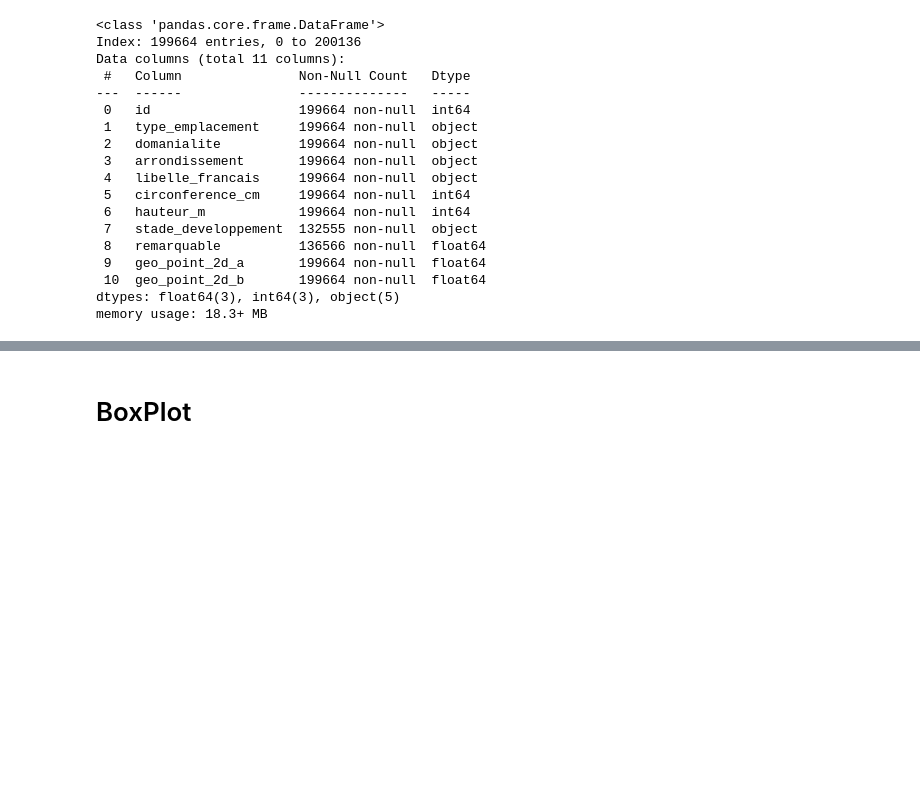
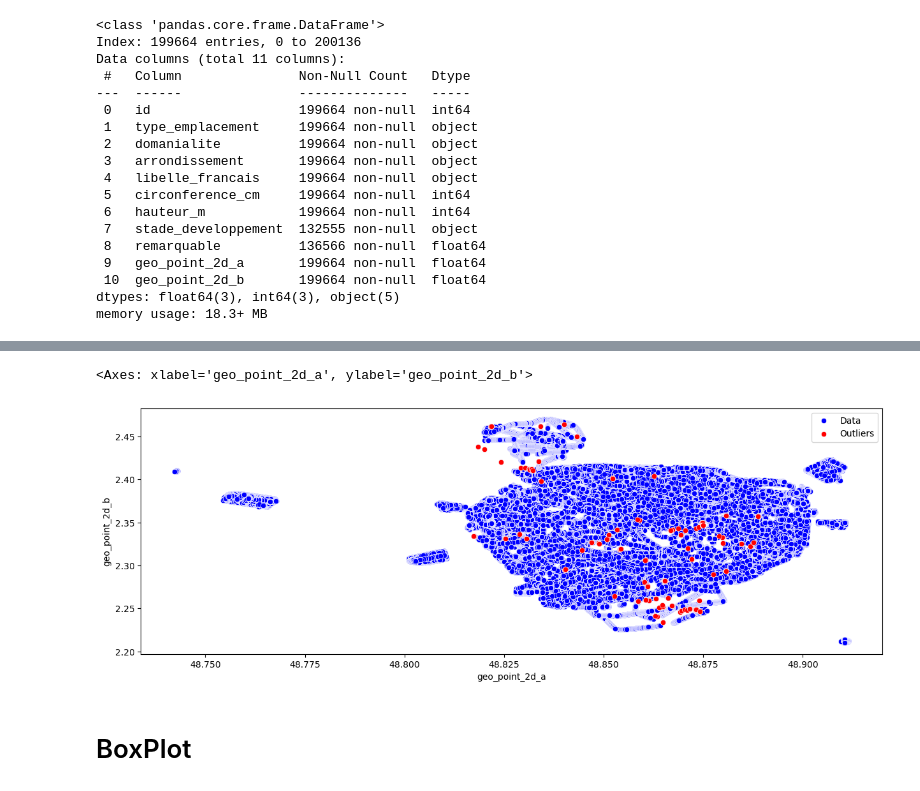
Before and after one commit to LAlto96/ocaiep02, a Jupyter notebook: DataClean.ipynb, the cells around one changed output, grey strips where cells are left out. Saved outputs shown, nothing was run; the diff lists cells and outputs as text; code cells hidden in the pictures; blank space fills up the shorter version.

```diff
--- a/DataClean.ipynb
+++ b/DataClean.ipynb
@@ -454,0 +517,4 @@ memory usage: 18.3+ MB
+# %%
+distances = pd.DataFrame(distances)
+distances_mean = distances.mean(axis =1)
+distances_mean
@@ -454,0 +546,4 @@ memory usage: 18.3+ MB
+# %%
+th = 0.001
+outlier_index = np.where(distances_mean > th)
+outlier_index
@@ -454,0 +566,3 @@ memory usage: 18.3+ MB
+# %%
+outlier_values = numerical_columns_df.iloc[outlier_index]
+outlier_values
@@ -455,3 +583,13 @@ memory usage: 18.3+ MB
+# %%
+# Create a subplot figure with 1 row and 3 columns
+fig= plt.subplots(figsize=(15, 5))
+
+# Plot outliers for geo data
+sns.scatterplot(x='geo_point_2d_a', y='geo_point_2d_b', data=geo_df, color='blue', label='Data')
+sns.scatterplot(x='geo_point_2d_a', y='geo_point_2d_b', data=outlier_values, color='red', label='Outliers')
+# %% [output]
+<Axes: xlabel='geo_point_2d_a', ylabel='geo_point_2d_b'>
+[figure, added]
 # %% [markdown]
 # BoxPlot
 # %%
```
Also changed, not shown: parts of 21 cells of this notebook.
